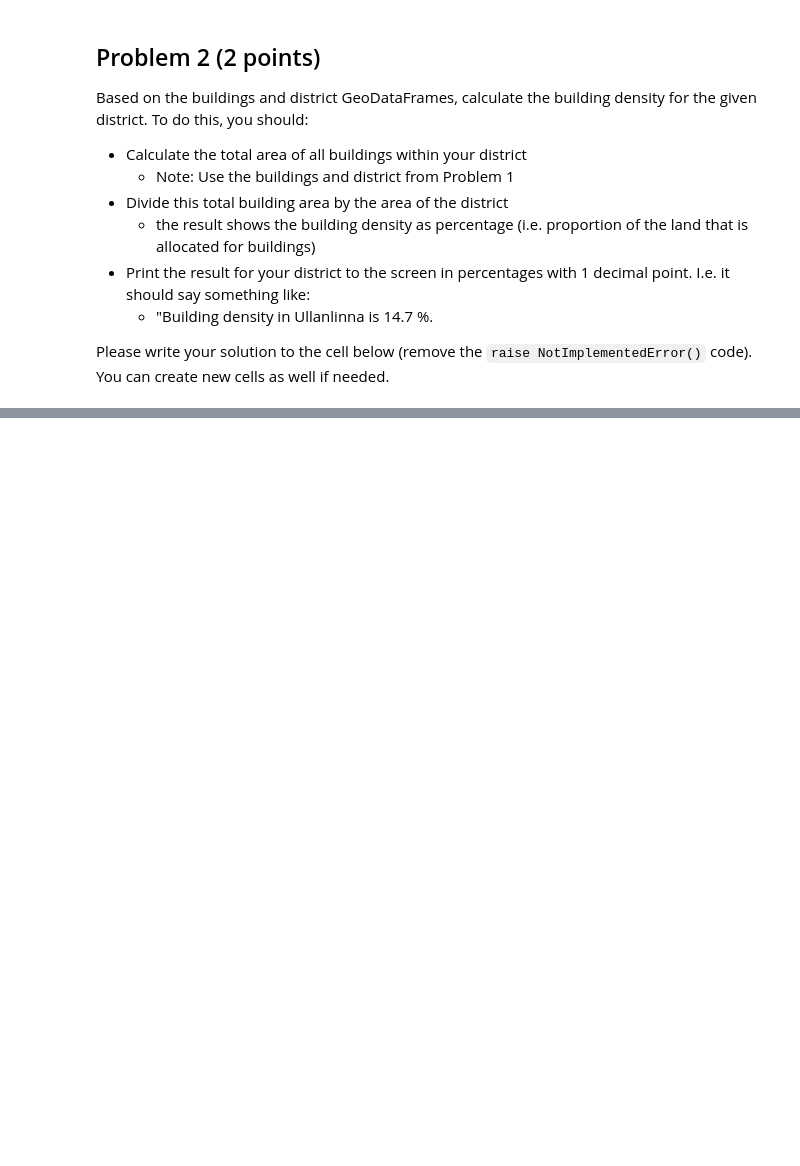
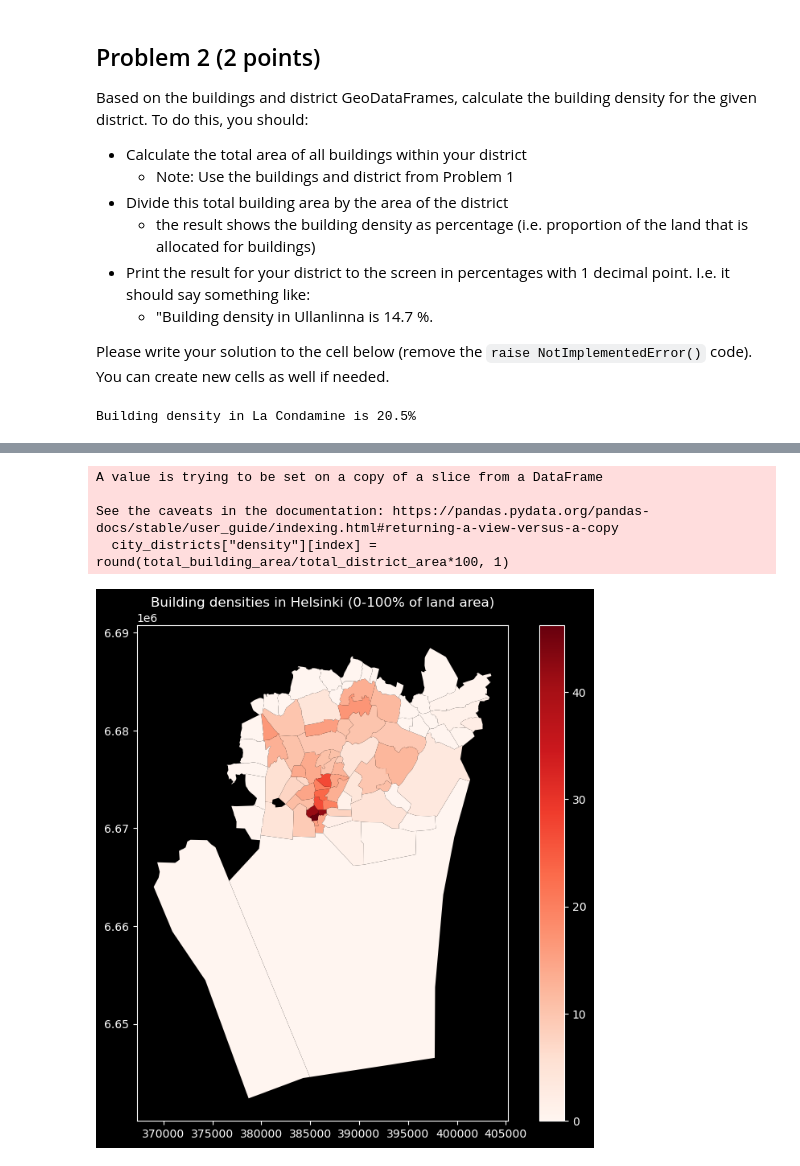
Before and after one commit to Janssehans/Exercise-1, a Jupyter notebook: Exercise-1.ipynb, the cells around one changed output, grey strips where cells are left out. Cells and saved outputs as stored; diff of their text form; code cells hidden in the pictures; blank space fills up the shorter version.

```diff
--- a/Exercise-1.ipynb
+++ b/Exercise-1.ipynb
@@ -149,3 +210,19 @@ raise NotImplementedError()
+# %%
+# Calculate area buildings in La Condamine to a new column
+La_Condamine_buildings['area'] = La_Condamine_buildings.geometry.area
+# Sum the areaa of all buildings
+total_building_area = La_Condamine_buildings['area'].sum()
+
+# Calculate also total area for the bounded area of La Condamine
+La_Condamine_boundaries['area'] = La_Condamine_boundaries.geometry.area
+La_Condamine_area = La_Condamine_boundaries['area'].sum()
+
+building_density = total_building_area/La_Condamine_area
+
+# Print out the total area as precentage
+print(f"Building density in La Condamine is {building_density*100:.1f}%")
+# %% [output]
+Building density in La Condamine is 20.5%
 # %% [markdown]
 ## Problem 3 (3 points)
 
@@ -183,3 +272,37 @@ raise NotImplementedError()
+# %%
+# loop through all postal code areas and update the density column
+for index, row in city_districts.iterrows():
+
+    # convert district row to a geodataframe in epsg:3067
+    district_gdf = gpd.GeoDataFrame(row.to_frame().T, geometry=[row.geometry], crs="epsg:3067")
+
+    # select buildings inside the district_gdf
+    buildings_in_district = gpd.sjoin(buildings, district_gdf, how='inner', op='intersects')
+
+    # Calculate the sum of all district building areas combined
+    buildings_in_district['area'] = buildings_in_district.geometry.area
+    total_building_area = buildings_in_district['area'].sum()
+
+    # Calculate also total land area of district
+    district_gdf['area'] = district_gdf.geometry.area
+    total_district_area = district_gdf['area'].sum()
+
+    # Give result as precentage and round to 1 decimal
+    city_districts["density"][index] = round(total_building_area/total_district_area*100, 1)
+# %% [output]
+A value is trying to be set on a copy of a slice from a DataFrame
+
+See the caveats in the documentation: https://pandas.pydata.org/pandas-docs/stable/user_guide/indexing.html#returning-a-view-versus-a-copy
+  city_districts["density"][index] = round(total_building_area/total_district_area*100, 1)
+# %%
+#Visualize the results and add a legend and title for the map as shown in the figure above
+
+# Visualize the results
+city_districts.plot(column='density', cmap='Reds', legend=True, figsize=(10, 8))
+plt.title("Building densities in Helsinki (0-100% of land area)")
+plt.style.use('dark_background')
+# %% [output]
+[figure, added]
 # %% [markdown]
 ## Problem 4 - How long did it take? Optional feedback (1 point)
 
```
Also changed, not shown: parts of 11 cells of this notebook.
